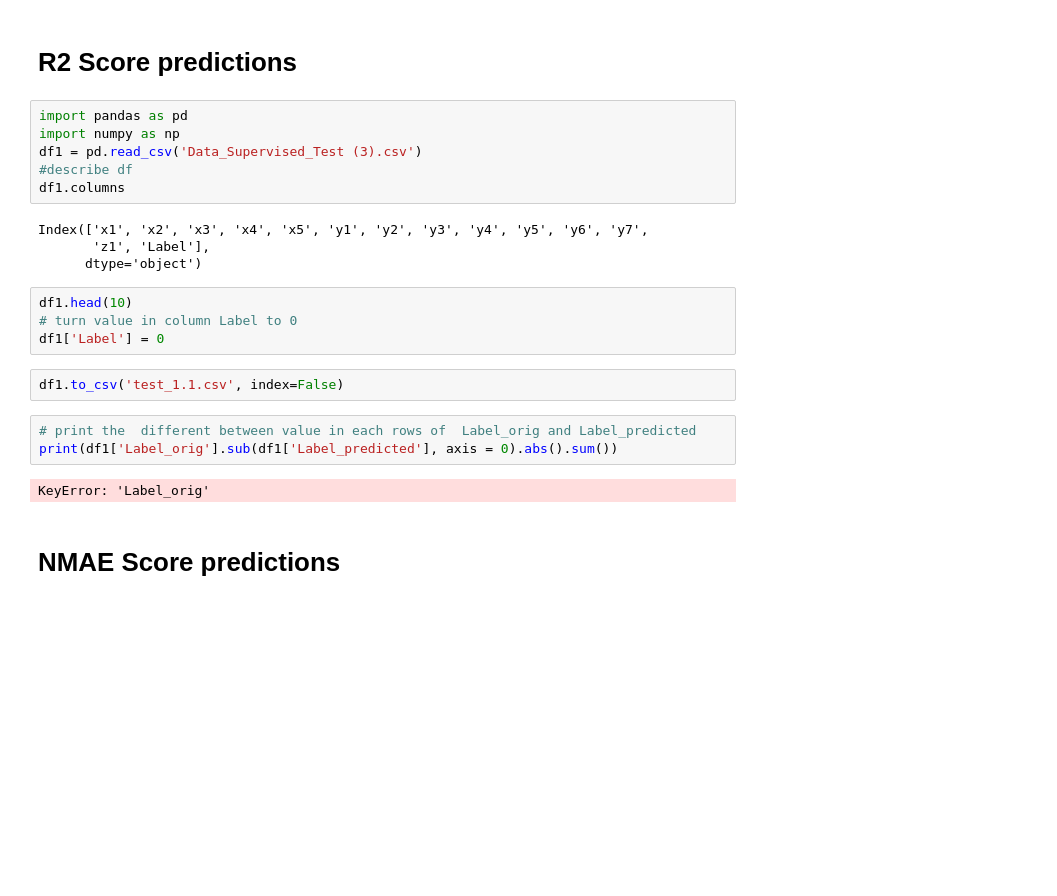
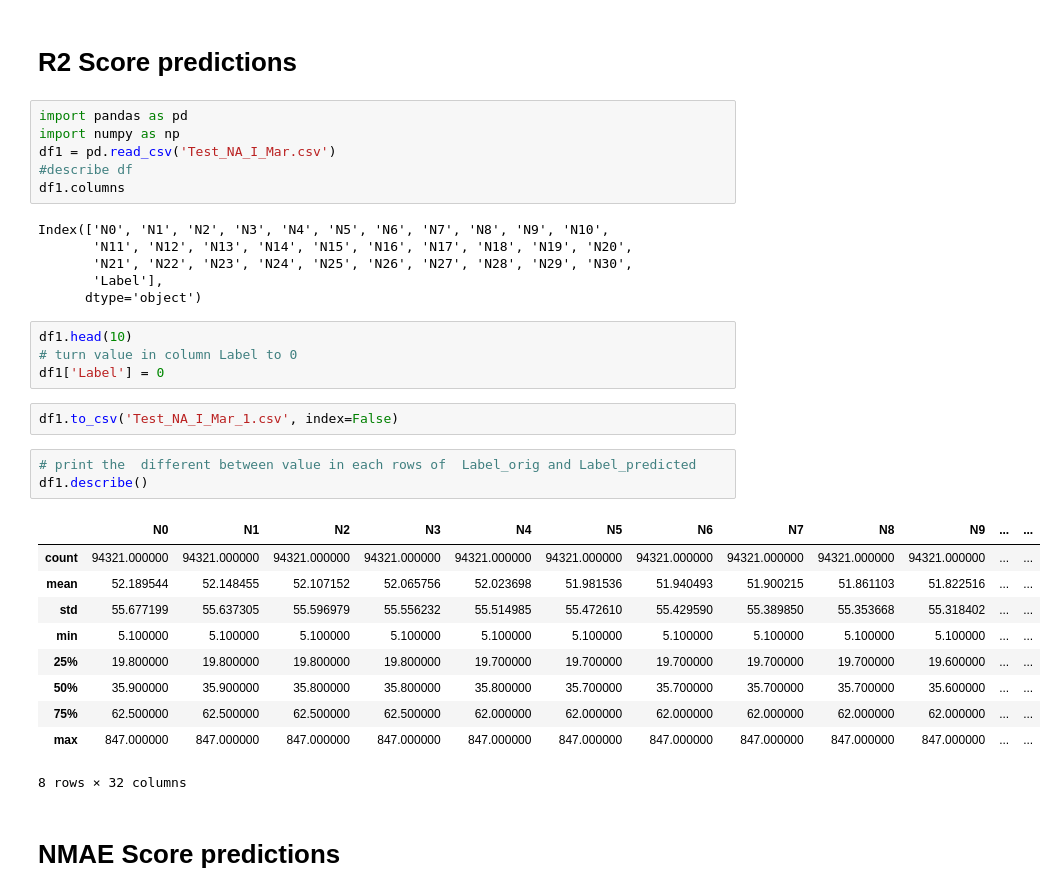
Before and after one commit to khanhha1005/Microsoft_Auto_ML, a Jupyter notebook: AutoML.ipynb, the cells around one changed output. Saved outputs shown, nothing was run; the diff lists cells and outputs as text; blank space fills up the shorter version.

```diff
--- a/AutoML.ipynb
+++ b/AutoML.ipynb
@@ -7,24 +7,35 @@
 # %%
 import pandas as pd
 import numpy as np
-df1 = pd.read_csv('Data_Supervised_Test (3).csv')
+df1 = pd.read_csv('Test_NA_I_Mar.csv')
 #describe df
 df1.columns
 # %% [output]
-Index(['x1', 'x2', 'x3', 'x4', 'x5', 'y1', 'y2', 'y3', 'y4', 'y5', 'y6', 'y7',
-       'z1', 'Label'],
+Index(['N0', 'N1', 'N2', 'N3', 'N4', 'N5', 'N6', 'N7', 'N8', 'N9', 'N10',
+       'N11', 'N12', 'N13', 'N14', 'N15', 'N16', 'N17', 'N18', 'N19', 'N20',
+       'N21', 'N22', 'N23', 'N24', 'N25', 'N26', 'N27', 'N28', 'N29', 'N30',
+       'Label'],
       dtype='object')
 # %%
 df1.head(10)
 # turn value in column Label to 0
 df1['Label'] = 0
 # %%
-df1.to_csv('test_1.1.csv', index=False)
+df1.to_csv('Test_NA_I_Mar_1.csv', index=False)
 # %%
 # print the  different between value in each rows of  Label_orig and Label_predicted
-print(df1['Label_orig'].sub(df1['Label_predicted'], axis = 0).abs().sum())
+df1.describe()
 # %% [output]
+|  | N0 | N1 | N2 | N3 | N4 | N5 | N6 | N7 | N8 | N9 | ... | ... |
+| count | 94321.000000 | 94321.000000 | 94321.000000 | 94321.000000 | 94321.000000 | 94321.000000 | 94321.000000 | 94321.000000 | 94321.000000 | 94321.000000 | ... | ... |
+| mean | 52.189544 | 52.148455 | 52.107152 | 52.065756 | 52.023698 | 51.981536 | 51.940493 | 51.900215 | 51.861103 | 51.822516 | ... | ... |
+| std | 55.677199 | 55.637305 | 55.596979 | 55.556232 | 55.514985 | 55.472610 | 55.429590 | 55.389850 | 55.353668 | 55.318402 | ... | ... |
+| min | 5.100000 | 5.100000 | 5.100000 | 5.100000 | 5.100000 | 5.100000 | 5.100000 | 5.100000 | 5.100000 | 5.100000 | ... | ... |
+| 25% | 19.800000 | 19.800000 | 19.800000 | 19.800000 | 19.700000 | 19.700000 | 19.700000 | 19.700000 | 19.700000 | 19.600000 | ... | ... |
+| 50% | 35.900000 | 35.900000 | 35.800000 | 35.800000 | 35.800000 | 35.700000 | 35.700000 | 35.700000 | 35.700000 | 35.600000 | ... | ... |
+| 75% | 62.500000 | 62.500000 | 62.500000 | 62.500000 | 62.000000 | 62.000000 | 62.000000 | 62.000000 | 62.000000 | 62.000000 | ... | ... |
+| max | 847.000000 | 847.000000 | 847.000000 | 847.000000 | 847.000000 | 847.000000 | 847.000000 | 847.000000 | 847.000000 | 847.000000 | ... | ... |
-KeyError: 'Label_orig'
+8 rows × 32 columns
 # %% [markdown]
 # NMAE Score predictions
 # %%
```
Also changed, not shown: 2 other files.
